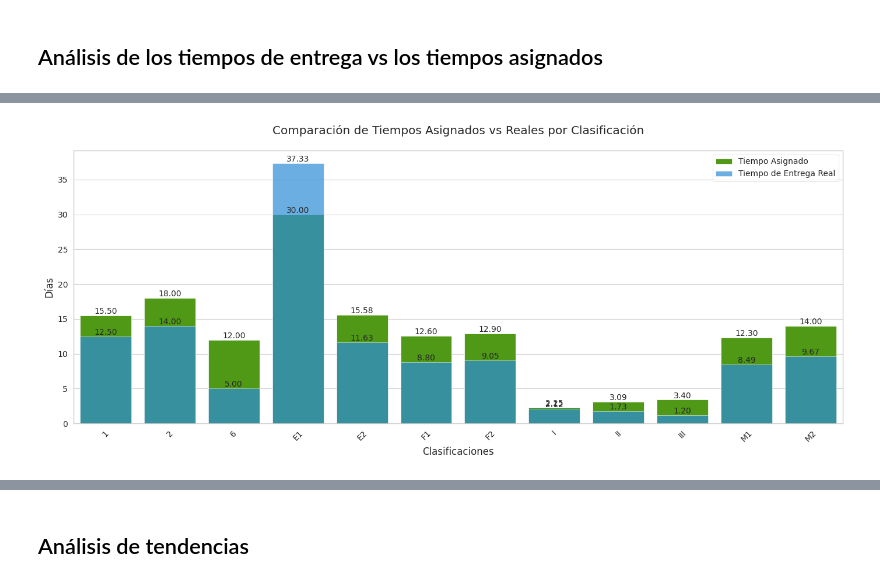
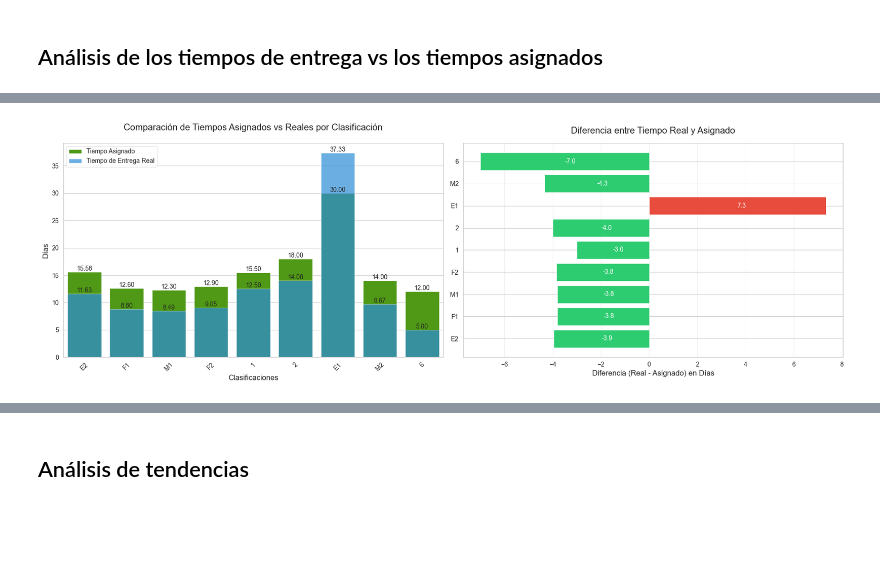
Before and after one commit to MiguelOscar-Insco/data-INSCO-hub, a Jupyter notebook: notebooks/mod_tecnico/lab_mass.ipynb, the cells around one changed output, grey strips where cells are left out. Cells and saved outputs as stored; diff of their text form; code cells hidden in the pictures; blank space fills up the shorter version.

```diff
--- a/notebooks/mod_tecnico/lab_mass.ipynb
+++ b/notebooks/mod_tecnico/lab_mass.ipynb
@@ -565,5 +859,3 @@ mass_sin_errores = df_temp.drop(df_temp[df_temp['substitution_reason'].notna()].
-# %%
-mass_sin_errores.loc[mass_sin_errores['report_number'] == 'CCM0095.M/2025', 'piece_count'] = 95
 # %%
 mass_sin_errores = mass_sin_errores.drop(columns=['substitution_reason'], errors='ignore')
 mass_sin_errores.head(10)
@@ -831,0 +1286,5 @@ class_del_time
+# %%
+class_del_time = qty_per_class[['classification','rep_qty', 'qty_pieces', 'deliv_time_avg']].sort_values(by='deliv_time_avg', ascending=False).reset_index(drop=True)
+class_del_time['pieces_per_report'] = class_del_time['qty_pieces'] / class_del_time['rep_qty']
+class_del_time['pieces_per_report'] = class_del_time['pieces_per_report'].round(2)
+class_del_time
@@ -835,7 +1308,7 @@ plt.figure(figsize=(12, 8))
 # Sintaxis básica
 ax = sns.barplot(
     x='classification',  # Variable categórica (eje x)
-    y='delivery_time',   # Variable numérica (eje y)
+    y='deliv_time_avg',   # Variable numérica (eje y)
     data=class_del_time,
     #estimator='mean',  # Función de agregación (mean, sum, median, etc.)
     palette='magma',            # Intervalo de confianza (o 'sd' para desviación estándar)
@@ -911,0 +1373,10 @@ tiempos
+# %%
+tiempo = loc_lab.groupby(['classification']).agg(
+    rep_qty=('report_number', 'count'),
+    qty_pieces=('piece_count', 'sum'),
+    deliv_time_avg=('delivery_time', 'mean'),
+    assigned_time_avg=('assigned_time', 'mean'),
+    pieces_per_report=('piece_count', lambda x: x.sum() / len(x)),
+).reset_index()
+tiempo = tiempo.sort_values('rep_qty', ascending=False).round(2)
+tiempo
@@ -912,30 +1394,50 @@ tiempos
 # %%
+equipos = tiempo['classification'].tolist()
+asignado = tiempo['assigned_time_avg'].tolist()
+real = tiempo['deliv_time_avg'].tolist()
+diferencias = [r - a for r, a in zip(real, asignado)]
 
-# Configurar el estilo
-equipos = tiempos['classification'].tolist()
-asignado = tiempos['AVG(assigned_time)'].tolist()
-real = tiempos['AVG(delivery_time)'].tolist()
+# Configurar la figura con dos subplots
+fig, axes = plt.subplots(1, 2, figsize=(18, 6))
 
-plt.figure(figsize=(14, 6))
-ax = sns.barplot(x=equipos, y=asignado, color='#4CAF00', label='Tiempo Asignado')
-sns.barplot(x=equipos, y=real, color='#1191F3', label='Tiempo de Entrega Real', alpha=0.7)
+# --- Primer Gráfico: Comparación de Tiempos Asignados vs Reales ---
+ax1 = axes[0]
+sns.barplot(x=equipos, y=asignado, color='#4CAF00', label='Tiempo Asignado', ax=ax1)
+sns.barplot(x=equipos, y=real, color='#1191F3', label='Tiempo de Entrega Real', alpha=0.7, ax=ax1)
 
-# Personalización
-plt.title('Comparación de Tiempos Asignados vs Reales por Clasificación', pad=20)
-plt.xlabel('Clasificaciones')
-plt.ylabel('Días')
-plt.xticks(rotation=45)
-plt.legend()
+# Personalización del primer gráfico
+ax1.set_title('Comparación de Tiempos Asignados vs Reales por Clasificación', pad=20)
+ax1.set_xlabel('Clasificaciones')
+ax1.set_ylabel('Días')
+ax1.tick_params(axis='x', rotation=45)
+ax1.legend()
 
-# Añadir valores
-for p in ax.patches:
-    ax.annotate(f'{p.get_height():.2f}',
-                (p.get_x() + p.get_width() / 2., p.get_height()),
-                ha='center', va='center',
-                xytext=(0, 5),
-                textcoords='offset points')
+# Añadir valores al primer gráfico
+for p in ax1.patches:
+    ax1.annotate(f'{p.get_height():.2f}',
+                 (p.get_x() + p.get_width() / 2., p.get_height()),
+                 ha='center', va='center',
+                 xytext=(0, 5),
+                 textcoords='offset points')
+
+# --- Segundo Gráfico: Diferencia entre Tiempo Real y Asignado ---
+ax2 = axes[1]
+bars = ax2.barh(equipos, diferencias, color=np.where(np.array(diferencias) > 0, '#e74c3c', '#2ecc71'))
+
+# Personalización del segundo gráfico
+ax2.set_title('Diferencia entre Tiempo Real y Asignado', pad=15)
+ax2.set_xlabel('Diferencia (Real - Asignado) en Días')
+ax2.grid(axis='x', alpha=0.3)
+
+# Añadir valores al segundo gráfico
+for bar in bars:
+    width = bar.get_width()
+    ax2.text(width/2, bar.get_y() + bar.get_height()/2,
+             f'{width:.1f}',
+             va='center',
+             color='white' if abs(width) > 1 else 'black')
 
 plt.tight_layout()
 plt.show()
 # %% [output]
-[figure, old version]
+[figure, new version]
```
Also changed, not shown: parts of 90 cells of this notebook, 12 other files.
